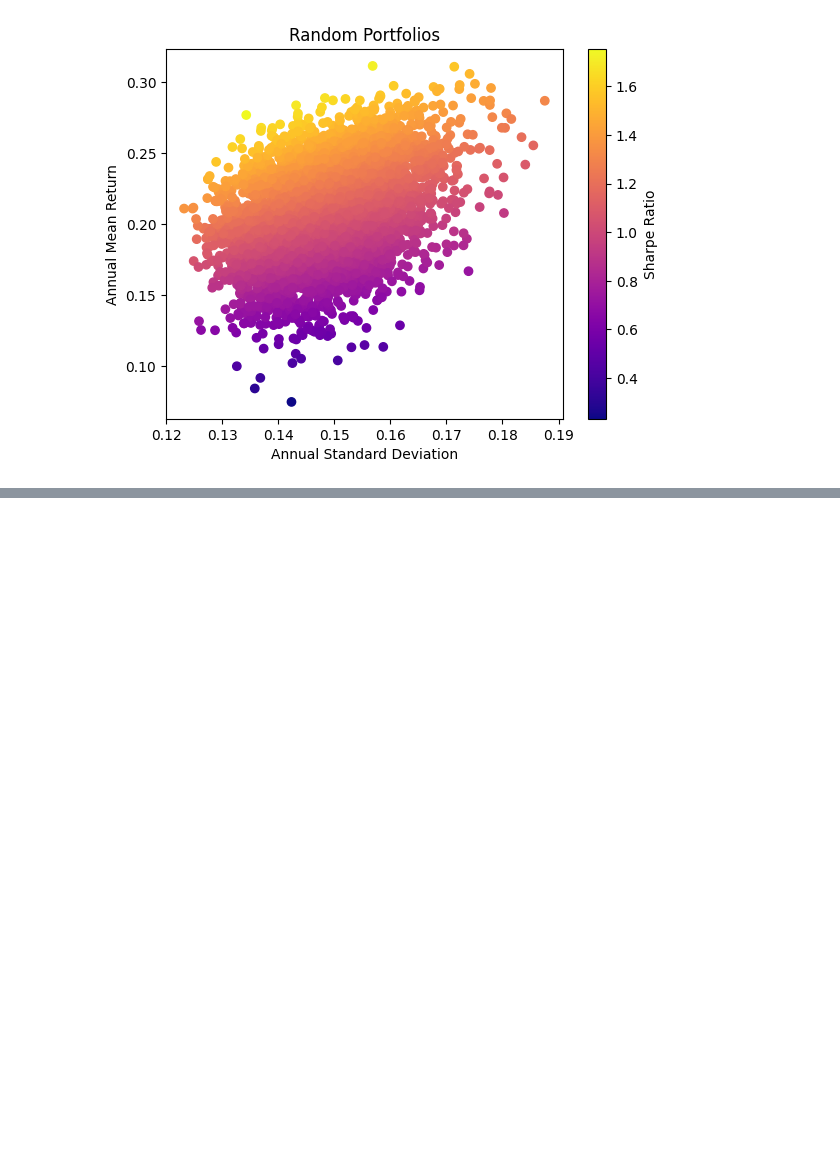
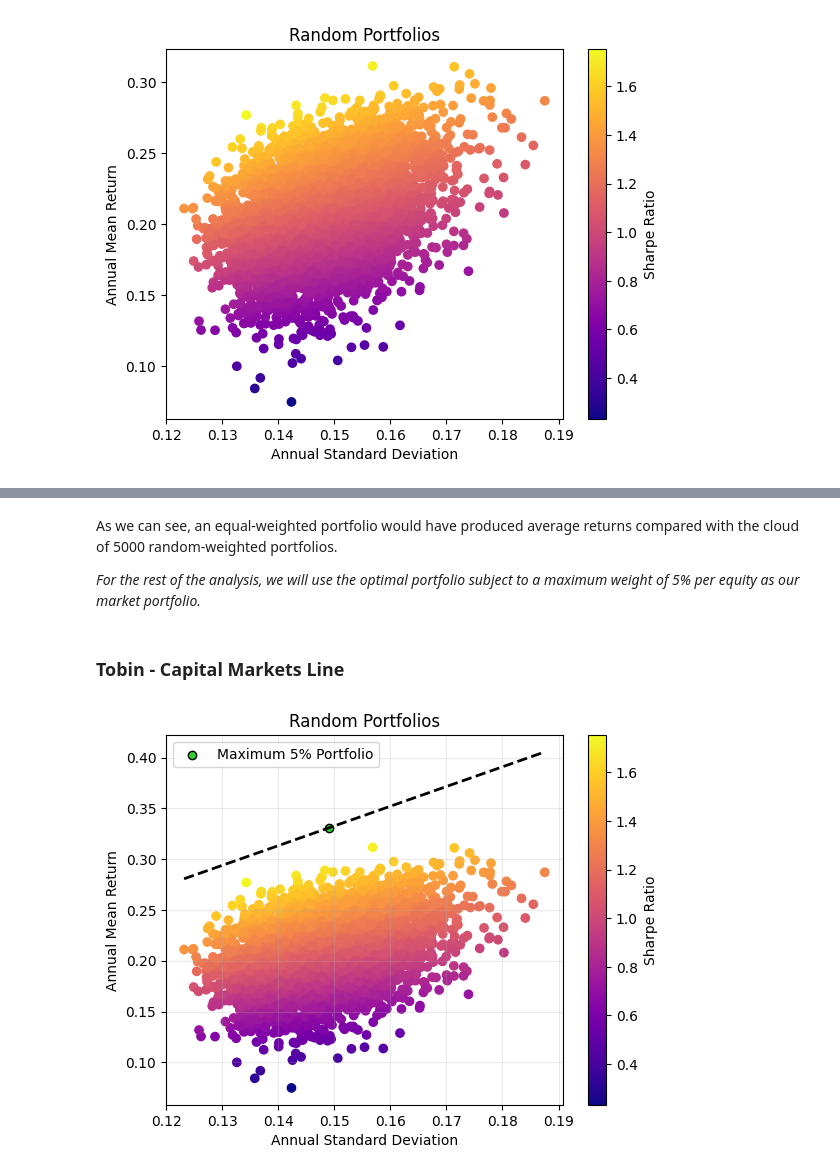
Before and after one commit to jamieterroba/ibex35-portfolio-optimisation, a Jupyter notebook: notebooks/main.ipynb, the cells around one changed output, grey strips where cells are left out. Drawn from its saved outputs; the diff is of its cells as text; code cells hidden in the pictures; blank space fills up the shorter version.

Commit message:
Finish Tobin and CML, as well as conclusion

```diff
--- a/notebooks/main.ipynb
+++ b/notebooks/main.ipynb
@@ -103,0 +153,31 @@ plt.show()
+# %% [markdown]
+As we can see, an equal-weighted portfolio would have produced average returns compared with the cloud of 5000 random-weighted portfolios.
+
+*For the rest of the analysis, we will use the optimal portfolio subject to a maximum weight of 5% per equity as our market portfolio.*
+# %% [markdown]
+### **Tobin - Capital Markets Line**
+# %%
+# We generate the Capital Market Line
+cml_std = np.linspace(random_std_annual.min(),random_std_annual.max())
+cml_return = (risk_free_rate + max_5_pp_sharpe * cml_std)
+
+# Plot the graphs
+random_scatter = plt.scatter(random_std_annual, random_mean_annual, c=random_sharpe_ratios, cmap='plasma')
+plt.scatter(max_5_pp_std_annual, max_5_pp_mean_annual, color="limegreen", marker="o", edgecolors="black", linewidths=1, label="Maximum 5% Portfolio")
+plt.colorbar(random_scatter, label='Sharpe Ratio')
+plt.xlabel("Annual Standard Deviation")
+plt.ylabel("Annual Mean Return")
+plt.title("Random Portfolios")
+plt.legend()
+plt.grid(alpha=0.25)
+plt.plot(
+    cml_std,
+    cml_return,
+    color="black",
+    linestyle="--",
+    linewidth=2,
+    label="Capital Market Line"
+)
+plt.show()
+# %% [output]
+[figure, added]
```
Also changed, not shown: parts of 15 cells of this notebook, 2 other files.
